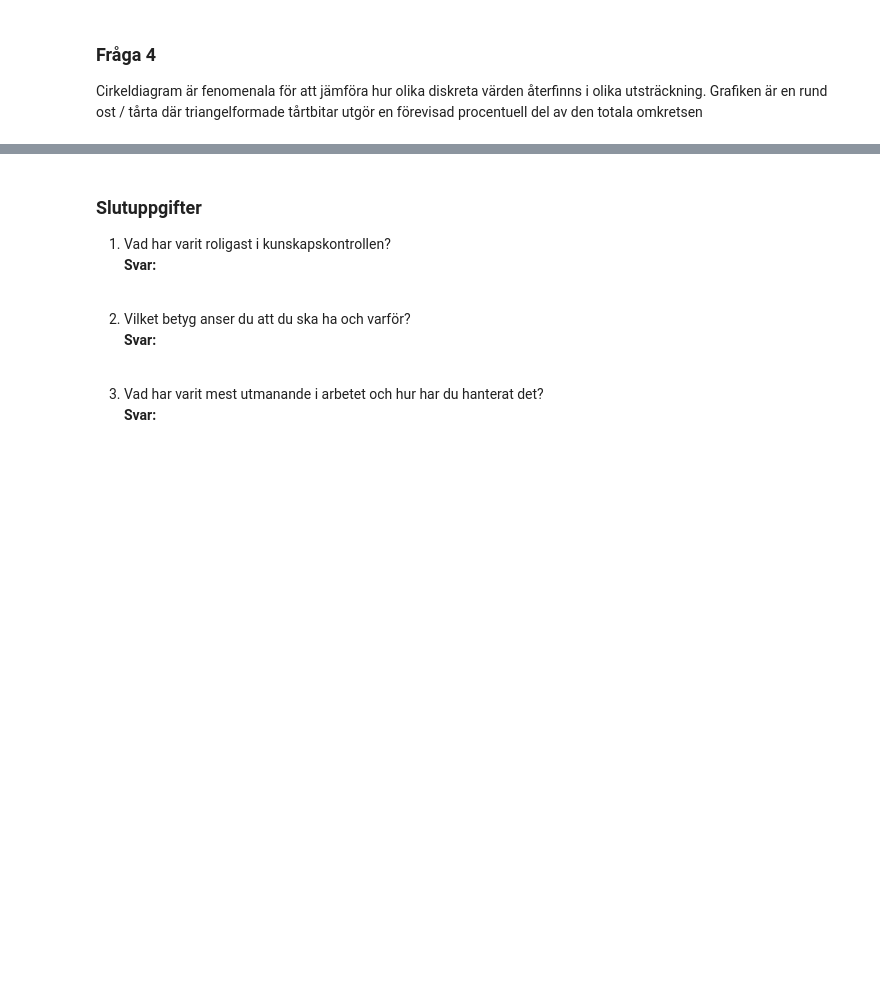
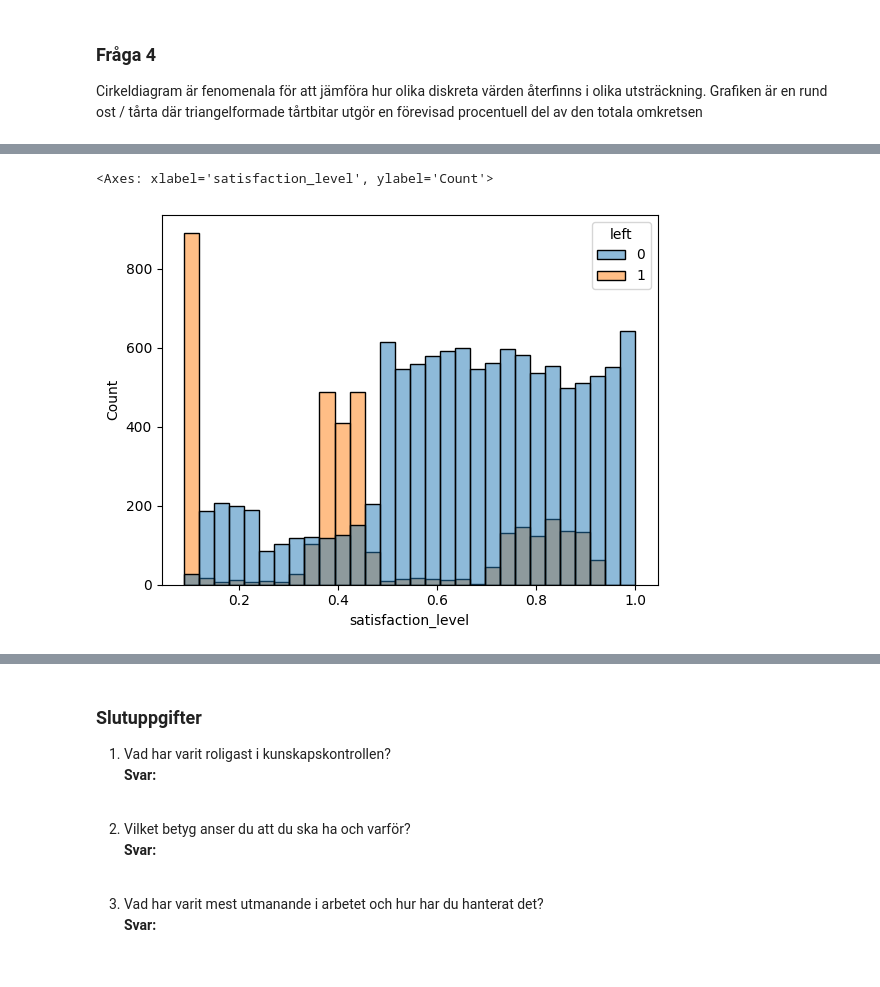
Before and after one commit to DaDrummerthe1st/DATA24HEL_SDS35, a Jupyter notebook: kunskapskontroll_1/Mina_svar_kunskapskontroll1.ipynb, the cells around one changed output, grey strips where cells are left out. Cells and saved outputs as stored; diff of their text form; code cells hidden in the pictures; blank space fills up the shorter version.

```diff
--- a/kunskapskontroll_1/Mina_svar_kunskapskontroll1.ipynb
+++ b/kunskapskontroll_1/Mina_svar_kunskapskontroll1.ipynb
@@ -36,0 +237,7 @@ Cirkeldiagram är fenomenala för att jämföra hur olika diskreta värden åter
+# %%
+# vi skapar en ny visuell dimension genom hue
+# värdena som ligger nära noll eller väldigt långt ner är också intressanta
+sns.histplot(data=df, x="satisfaction_level", hue='left')
+# %% [output]
+<Axes: xlabel='satisfaction_level', ylabel='Count'>
+[figure, added]
```
Also changed, not shown: parts of 29 cells of this notebook, 20 other files.
